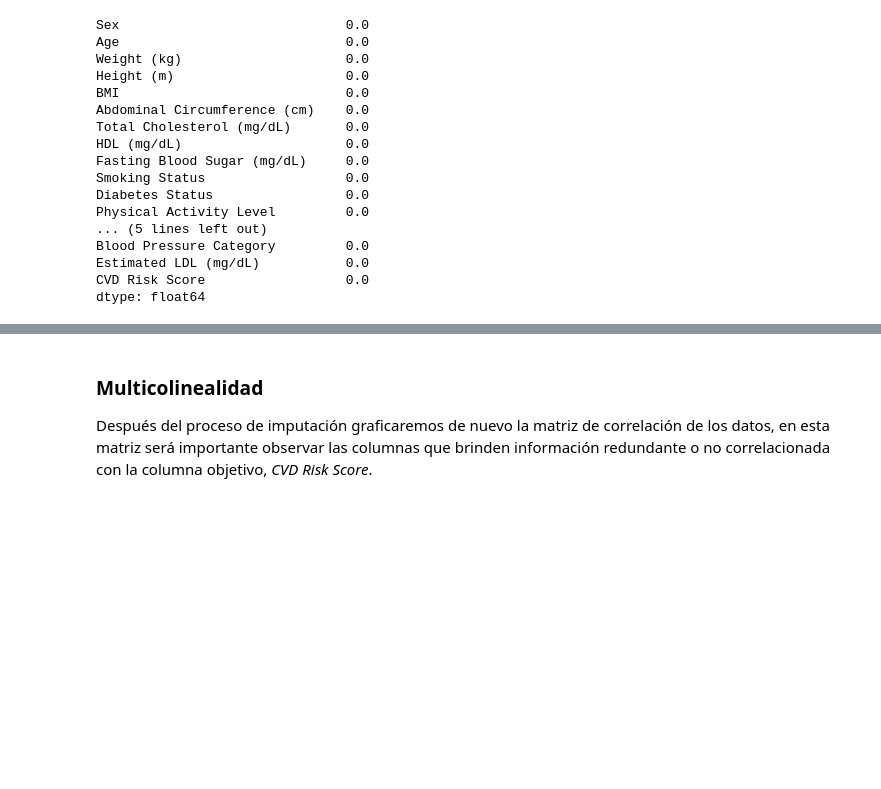
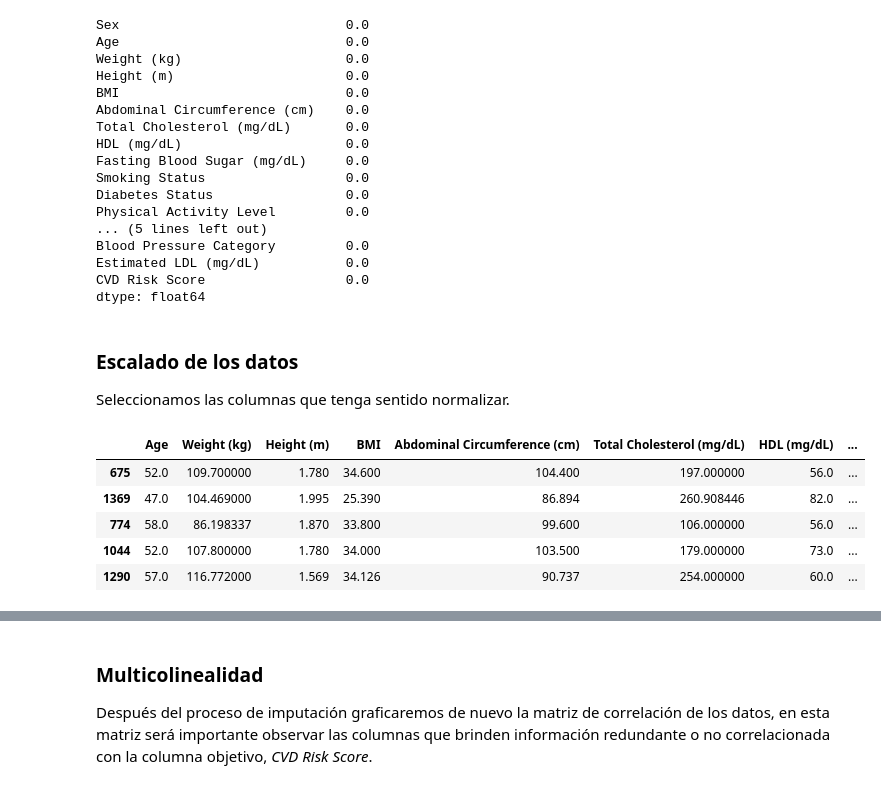
Before and after one commit to serferre2004/Laboratorios_MachineLearning, a Jupyter notebook: Laboratorio1/Laboratorio 1.ipynb, the cells around one changed output, grey strips where cells are left out. Saved outputs shown, nothing was run; the diff lists cells and outputs as text; code cells hidden in the pictures; blank space fills up the shorter version.

```diff
--- a/Laboratorio1/Laboratorio 1.ipynb
+++ b/Laboratorio1/Laboratorio 1.ipynb
@@ -446,3 +483,18 @@ Blood Pressure Category         0.0
 Estimated LDL (mg/dL)           0.0
 CVD Risk Score                  0.0
 dtype: float64
+# %% [markdown]
+### Escalado de los datos
+
+Seleccionamos las columnas que tenga sentido normalizar.
+# %%
+cols = ["Age", "Weight (kg)", "Height (m)", "BMI", "Abdominal Circumference (cm)", "Total Cholesterol (mg/dL)", "HDL (mg/dL)", "Fasting Blood Sugar (mg/dL)", "Systolic BP", "Diastolic BP"]
+
+data[cols].head()
+# %% [output]
+|  | Age | Weight (kg) | Height (m) | BMI | Abdominal Circumference (cm) | Total Cholesterol (mg/dL) | HDL (mg/dL) | ... |
+| 675 | 52.0 | 109.700000 | 1.780 | 34.600 | 104.400 | 197.000000 | 56.0 | ... |
+| 1369 | 47.0 | 104.469000 | 1.995 | 25.390 | 86.894 | 260.908446 | 82.0 | ... |
+| 774 | 58.0 | 86.198337 | 1.870 | 33.800 | 99.600 | 106.000000 | 56.0 | ... |
+| 1044 | 52.0 | 107.800000 | 1.780 | 34.000 | 103.500 | 179.000000 | 73.0 | ... |
+| 1290 | 57.0 | 116.772000 | 1.569 | 34.126 | 90.737 | 254.000000 | 60.0 | ... |
```
Also changed, not shown: parts of 56 cells of this notebook.
